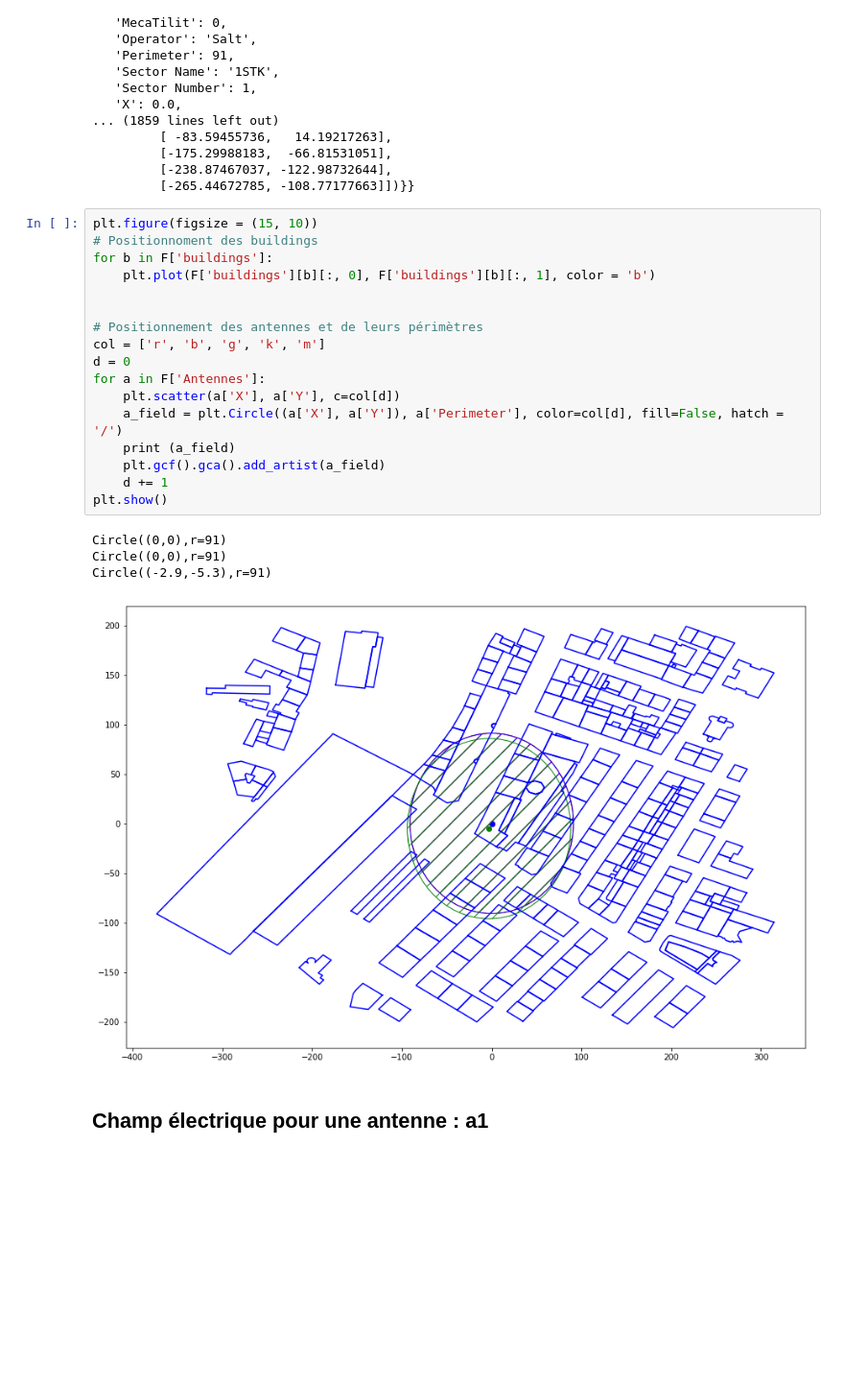
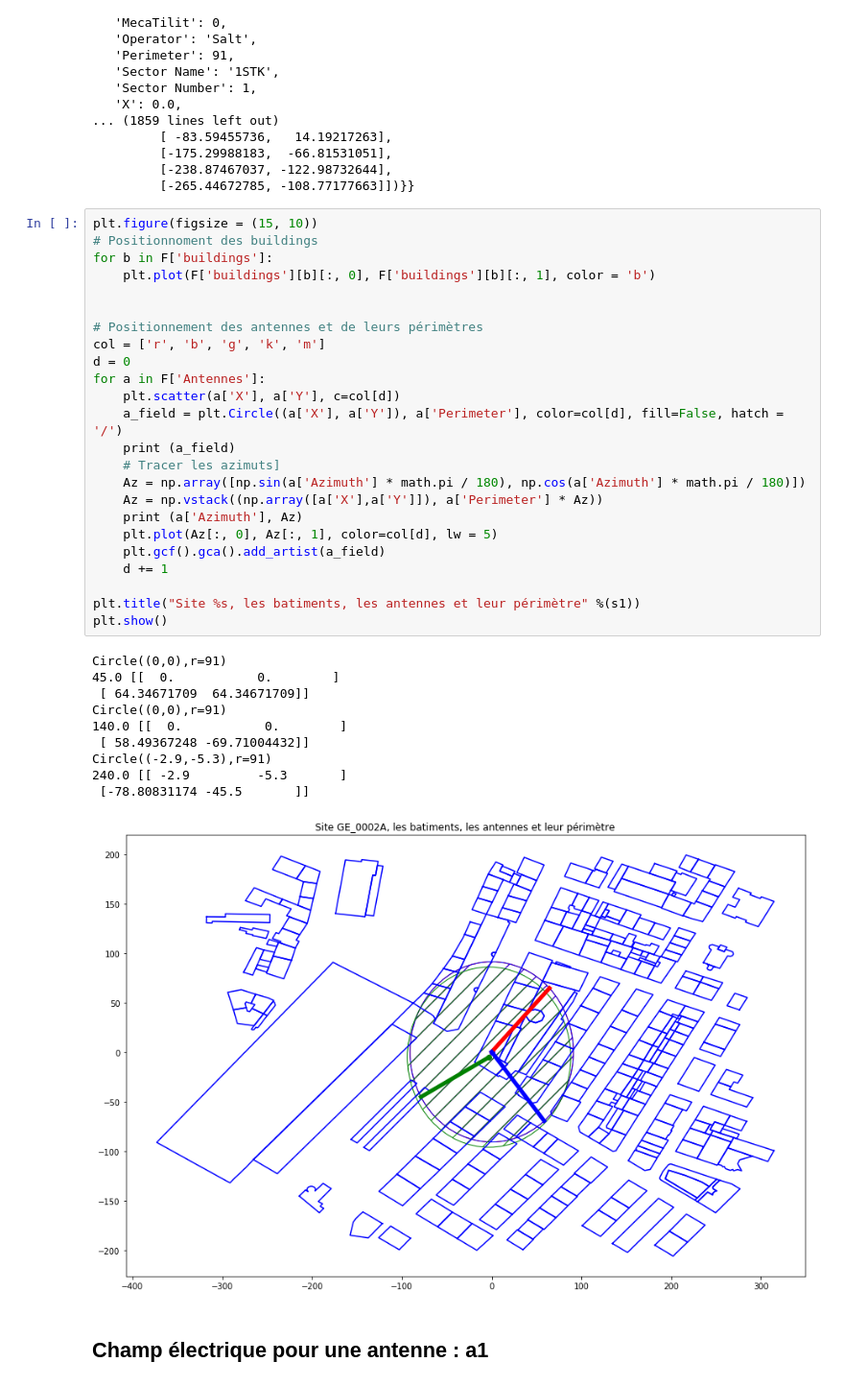
Before and after one commit to VincentMatthys/OMEN, a Jupyter notebook: Visualisation.ipynb, the cells around one changed output. Shown at 96% size. Cells and saved outputs as stored; diff of their text form; blank space fills up the shorter version.

```diff
--- a/Visualisation.ipynb
+++ b/Visualisation.ipynb
@@ -54,25 +94,38 @@ F
 # %%
 plt.figure(figsize = (15, 10))
 # Positionnoment des buildings
 for b in F['buildings']:
     plt.plot(F['buildings'][b][:, 0], F['buildings'][b][:, 1], color = 'b')
 
 
 # Positionnement des antennes et de leurs périmètres
 col = ['r', 'b', 'g', 'k', 'm']
 d = 0
 for a in F['Antennes']:
     plt.scatter(a['X'], a['Y'], c=col[d])
     a_field = plt.Circle((a['X'], a['Y']), a['Perimeter'], color=col[d], fill=False, hatch = '/')
     print (a_field)
+    # Tracer les azimuts]
+    Az = np.array([np.sin(a['Azimuth'] * math.pi / 180), np.cos(a['Azimuth'] * math.pi / 180)])
+    Az = np.vstack((np.array([a['X'],a['Y']]), a['Perimeter'] * Az))
+    print (a['Azimuth'], Az)
+    plt.plot(Az[:, 0], Az[:, 1], color=col[d], lw = 5)
     plt.gcf().gca().add_artist(a_field)
     d += 1
+
+plt.title("Site %s, les batiments, les antennes et leur périmètre" %(s1))
 plt.show()
 # %% [output]
 Circle((0,0),r=91)
+45.0 [[  0.           0.        ]
+ [ 64.34671709  64.34671709]]
 Circle((0,0),r=91)
+140.0 [[  0.           0.        ]
+ [ 58.49367248 -69.71004432]]
 Circle((-2.9,-5.3),r=91)
+240.0 [[ -2.9         -5.3       ]
+ [-78.80831174 -45.5       ]]
-[figure, old version]
+[figure, new version]
 # %% [markdown]
 ## Champ électrique pour une antenne : a1
 # %%
```
Also changed, not shown: parts of 55 cells of this notebook, 5 other files.
